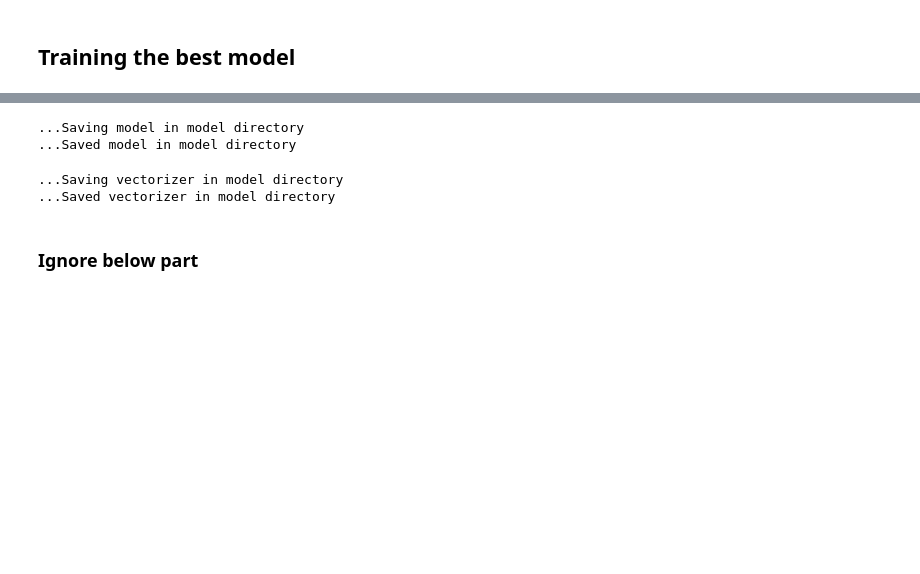
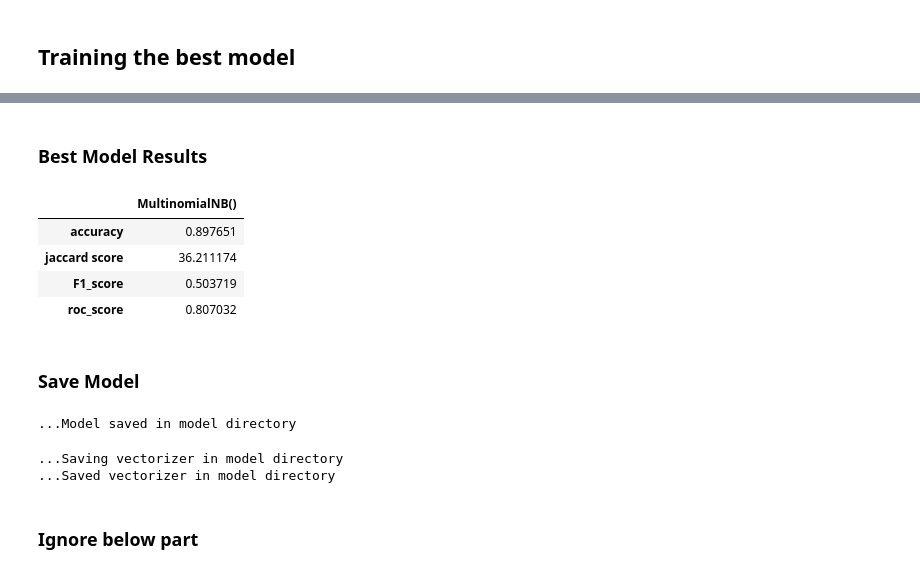
Before and after one commit to Navjotbians/toxic-comment-classifier, a Jupyter notebook: notebooks/modelling.ipynb, the cells around one changed output, grey strips where cells are left out. Drawn from its saved outputs; the diff is of its cells as text; code cells hidden in the pictures; blank space fills up the shorter version.

```diff
--- a/notebooks/modelling.ipynb
+++ b/notebooks/modelling.ipynb
@@ -472,28 +407,40 @@ F1 Score : 0.503718602592237
 
  [[38878   658]
   [  171   186]]]
+# %% [markdown]
+### Best Model Results
+# %%
+summary_best_model = pd.DataFrame(model_summary, index = ['accuracy', 'jaccard score', 'F1_score', 'roc_score'],
+                          columns= [final_clf.estimators_[0]])
+summary_best_model
+# %% [output]
+|  | MultinomialNB() |
+| accuracy | 0.897651 |
+| jaccard score | 36.211174 |
+| F1_score | 0.503719 |
+| roc_score | 0.807032 |
+# %% [markdown]
+### Save Model
+# %%
+## Save model
+pkl_file = os.path.join(dir_path,'model', 'final_model.pkl')
+file = open(pkl_file,"wb")
+pickle.dump(final_clf,file)
+file.close()
+print("...Model saved in model directory")
+# %% [output]
+...Model saved in model directory
 # %%
-## Save model
-print("...Saving model in model directory")
-pkl_file = os.path.join(dir_path,'model', 'final_model1.pkl')
+## Save vectorizer
+print("...Saving vectorizer in model directory")
+pkl_file = os.path.join(dir_path,'model', 'final_vectorizer.pkl')
 file = open(pkl_file,"wb")
-pickle.dump(final_clf,file)
+pickle.dump(final_vectorizer,file)
 file.close()
-print("...Saved model in model directory")
+print("...Saved vectorizer in model directory")
 # %% [output]
-...Saving model in model directory
-...Saved model in model directory
+...Saving vectorizer in model directory
+...Saved vectorizer in model directory
-# %%
-## Save vectorizer
-print("...Saving vectorizer in model directory")
-pkl_file = os.path.join(dir_path,'model', 'final_vectorizer1.pkl')
-file = open(pkl_file,"wb")
-pickle.dump(final_vectorizer,file)
-file.close()
-print("...Saved vectorizer in model directory")
-# %% [output]
-...Saving vectorizer in model directory
-...Saved vectorizer in model directory
 # %% [markdown]
 ### Ignore below part
 # %% [markdown]
```
Also changed, not shown: parts of 22 cells of this notebook, 4 other files.
